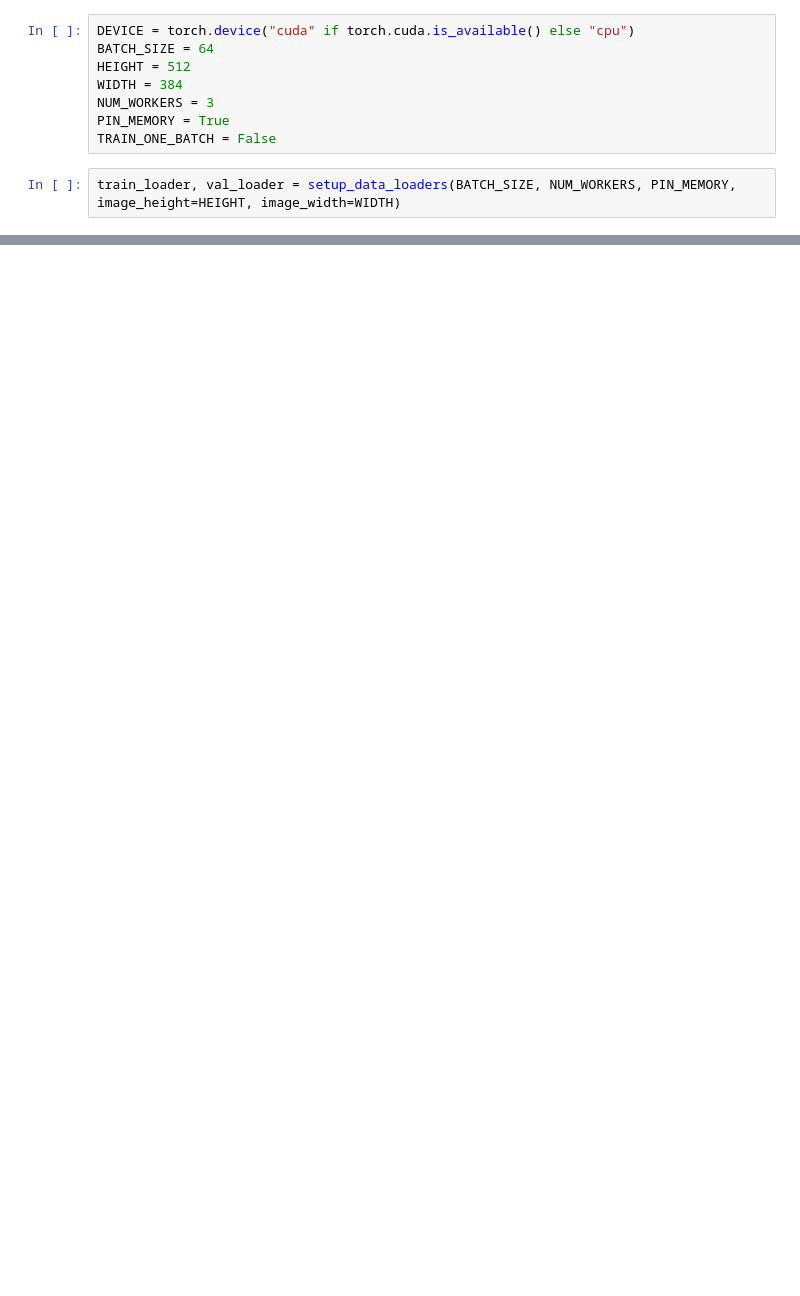
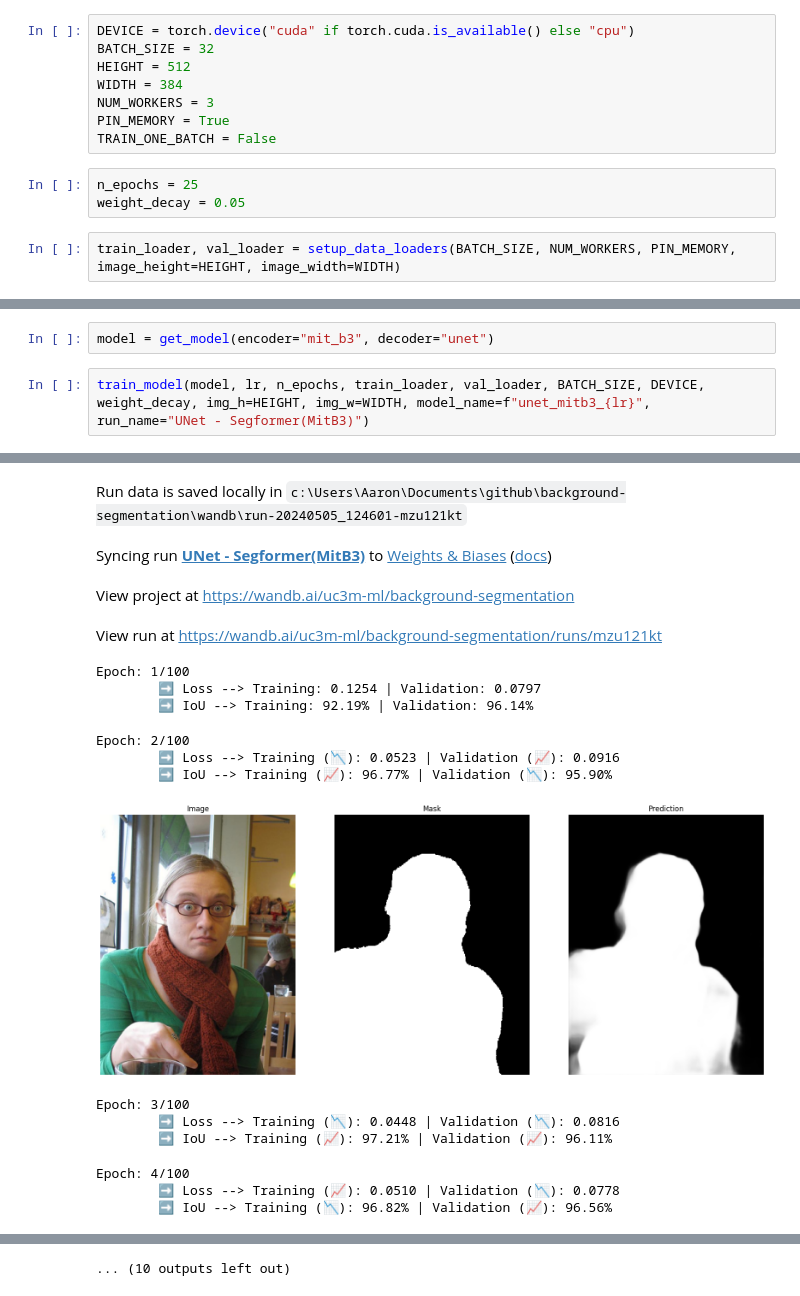
Before and after one commit to aaronespasa/background-segmentation, a Jupyter notebook: training.ipynb, the cells around one changed output, grey strips where cells are left out. Saved outputs shown, nothing was run; the diff lists cells and outputs as text; blank space fills up the shorter version.

Commit message:
[UP] Setting the models to train

```diff
--- a/training.ipynb
+++ b/training.ipynb
@@ -6,11 +6,14 @@ from utils import setup_data_loaders, train_model
 from models.models import get_model
 # %%
 DEVICE = torch.device("cuda" if torch.cuda.is_available() else "cpu")
-BATCH_SIZE = 64
+BATCH_SIZE = 32
 HEIGHT = 512
 WIDTH = 384
 NUM_WORKERS = 3
 PIN_MEMORY = True
 TRAIN_ONE_BATCH = False
+# %%
+n_epochs = 25
+weight_decay = 0.05
 # %%
 train_loader, val_loader = setup_data_loaders(BATCH_SIZE, NUM_WORKERS, PIN_MEMORY, image_height=HEIGHT, image_width=WIDTH)
@@ -16,0 +24,5 @@ train_loader, val_loader = setup_data_loaders(BATCH_SIZE, NUM_WORKERS, PIN_MEMOR
+# %%
+model = get_model(encoder="mit_b3", decoder="unet")
+# %%
+train_model(model, lr, n_epochs, train_loader, val_loader, BATCH_SIZE, DEVICE, weight_decay, img_h=HEIGHT, img_w=WIDTH, model_name=f"unet_mitb3_{lr}", run_name="UNet - Segformer(MitB3)")
+# %% [output]
@@ -16,0 +31,17 @@ train_loader, val_loader = setup_data_loaders(BATCH_SIZE, NUM_WORKERS, PIN_MEMOR
+Run data is saved locally in c:\Users\Aaron\Documents\github\background-segmentation\wandb\run-20240505_124601-mzu121kt
+Syncing run UNet - Segformer(MitB3) to Weights & Biases (docs)
+View project at https://wandb.ai/uc3m-ml/background-segmentation
+View run at https://wandb.ai/uc3m-ml/background-segmentation/runs/mzu121kt
+Epoch: 1/100
+        ➡️ Loss --> Training: 0.1254 | Validation: 0.0797
+        ➡️ IoU --> Training: 92.19% | Validation: 96.14%
+Epoch: 2/100
+        ➡️ Loss --> Training (📉): 0.0523 | Validation (📈): 0.0916
+        ➡️ IoU --> Training (📈): 96.77% | Validation (📉): 95.90%
+[figure, added]
+Epoch: 3/100
+        ➡️ Loss --> Training (📉): 0.0448 | Validation (📉): 0.0816
+        ➡️ IoU --> Training (📈): 97.21% | Validation (📈): 96.11%
+Epoch: 4/100
+        ➡️ Loss --> Training (📈): 0.0510 | Validation (📉): 0.0778
+        ➡️ IoU --> Training (📉): 96.82% | Validation (📈): 96.56%
@@ -16,0 +49 @@ train_loader, val_loader = setup_data_loaders(BATCH_SIZE, NUM_WORKERS, PIN_MEMOR
+... (10 outputs left out)
```
Also changed, not shown: parts of 40 cells of this notebook, 8 other files.
